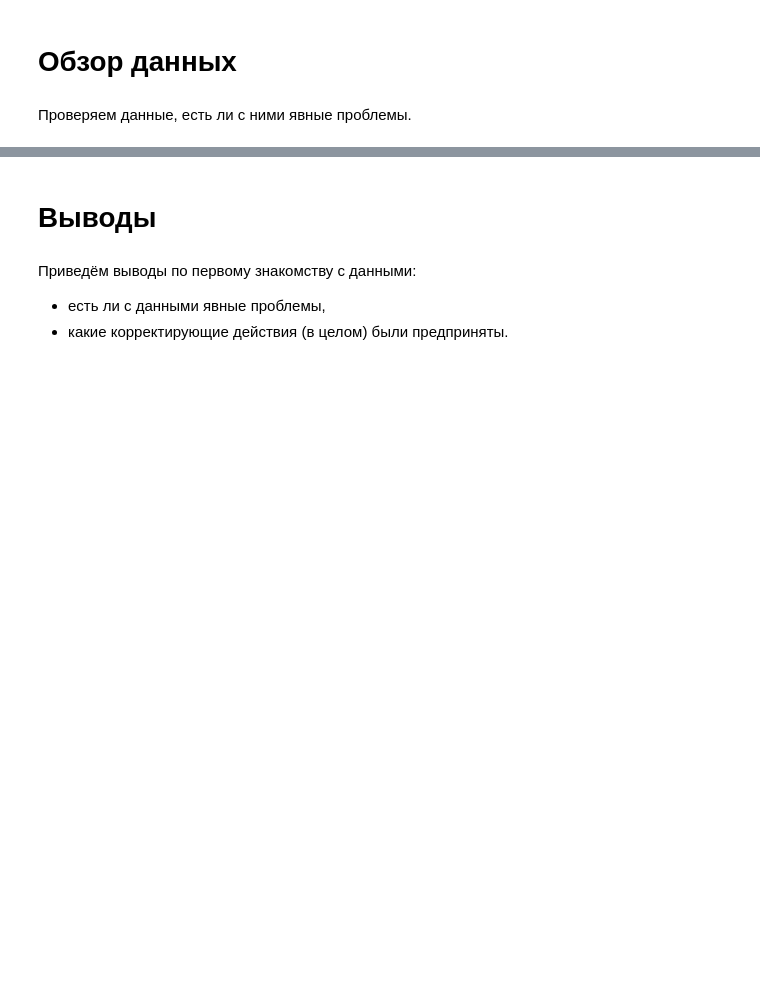
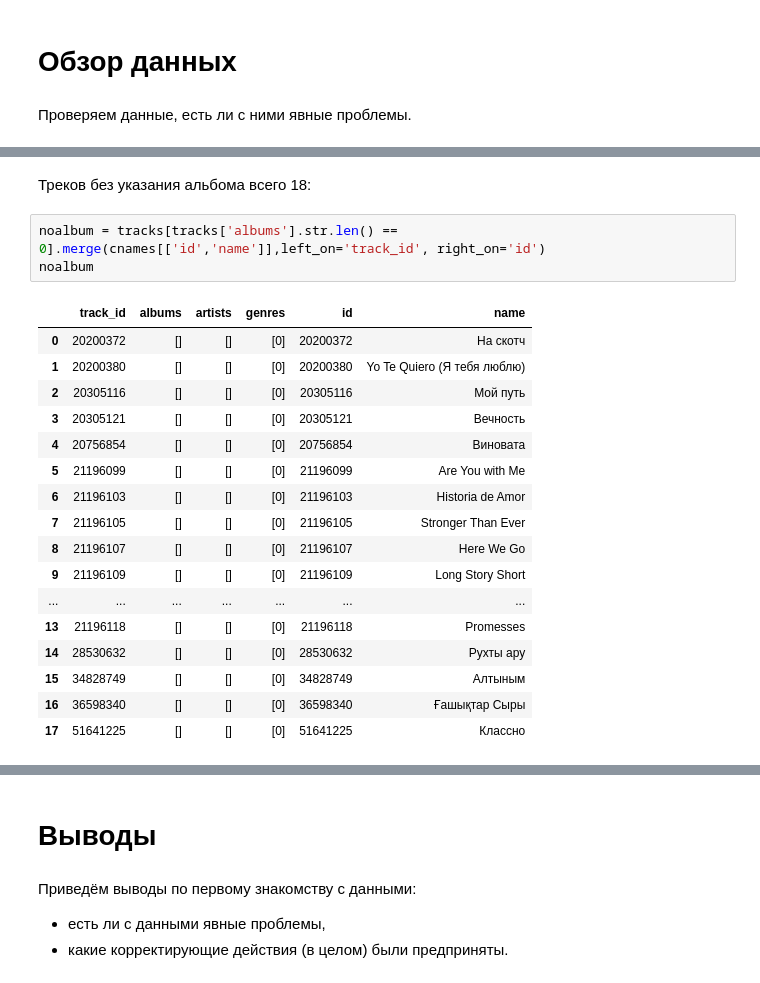
Before and after one commit to ujhmaster/mle-recsys-project-start, a Jupyter notebook: recommendations.ipynb, the cells around one changed output, grey strips where cells are left out. Drawn from its saved outputs; the diff is of its cells as text; blank space fills up the shorter version.

```diff
--- a/recommendations.ipynb
+++ b/recommendations.ipynb
@@ -52,0 +183,23 @@ interactions.head()
+# %% [markdown]
+Треков без указания альбома всего 18:
+# %%
+noalbum = tracks[tracks['albums'].str.len() == 0].merge(cnames[['id','name']],left_on='track_id', right_on='id')
+noalbum
+# %% [output]
+|  | track_id | albums | artists | genres | id | name |
+| 0 | 20200372 | [] | [] | [0] | 20200372 | На скотч |
+| 1 | 20200380 | [] | [] | [0] | 20200380 | Yo Te Quiero (Я тебя люблю) |
+| 2 | 20305116 | [] | [] | [0] | 20305116 | Мой путь |
+| 3 | 20305121 | [] | [] | [0] | 20305121 | Вечность |
+| 4 | 20756854 | [] | [] | [0] | 20756854 | Виновата |
+| 5 | 21196099 | [] | [] | [0] | 21196099 | Are You with Me |
+| 6 | 21196103 | [] | [] | [0] | 21196103 | Historia de Amor |
+| 7 | 21196105 | [] | [] | [0] | 21196105 | Stronger Than Ever |
+| 8 | 21196107 | [] | [] | [0] | 21196107 | Here We Go |
+| 9 | 21196109 | [] | [] | [0] | 21196109 | Long Story Short |
+| ... | ... | ... | ... | ... | ... | ... |
+| 13 | 21196118 | [] | [] | [0] | 21196118 | Promesses |
+| 14 | 28530632 | [] | [] | [0] | 28530632 | Рухты ару |
+| 15 | 34828749 | [] | [] | [0] | 34828749 | Алтыным |
+| 16 | 36598340 | [] | [] | [0] | 36598340 | Ғашықтар Сыры |
+| 17 | 51641225 | [] | [] | [0] | 51641225 | Классно |
```
Also changed, not shown: parts of 123 cells of this notebook, 1 other file.
